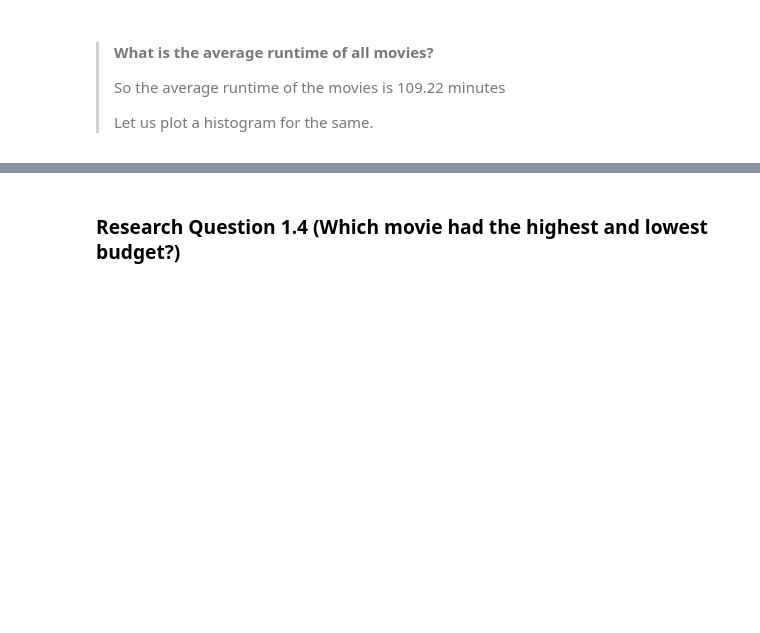
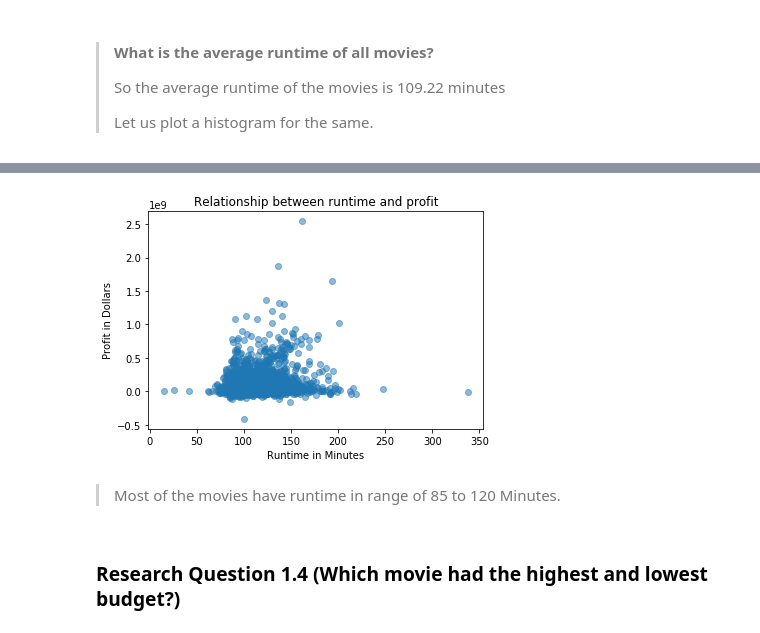
Before and after one commit to beingjainparas/Udacity-Investigate_a_dataset, a Jupyter notebook: Investigate_a_dataset-TMDb_movie_database.ipynb, the cells around one changed output, grey strips where cells are left out. Drawn from its saved outputs; the diff is of its cells as text; code cells hidden in the pictures; blank space fills up the shorter version.

```diff
--- a/Investigate_a_dataset-TMDb_movie_database.ipynb
+++ b/Investigate_a_dataset-TMDb_movie_database.ipynb
@@ -372,3 +369,16 @@ plt.hist(tmdb_data['runtime'], bins = 50)
+# %%
+# x-axis
+plt.xlabel('Runtime in Minutes')
+# y-axis
+plt.ylabel('Profit in Dollars')
+# Title of the histogram
+plt.title('Relationship between runtime and profit')
+plt.scatter(tmdb_data['runtime'], tmdb_data['profit'], alpha=0.5)
+plt.show()
+# %% [output]
+[figure, added]
+# %% [markdown]
+> Most of the movies have runtime in range of 85 to 120 Minutes.
 # %% [markdown]
 ### Research Question 1.4  (Which movie had the highest and lowest budget?)
 # %%
```
Also changed, not shown: parts of 13 cells of this notebook, 1 other file.
